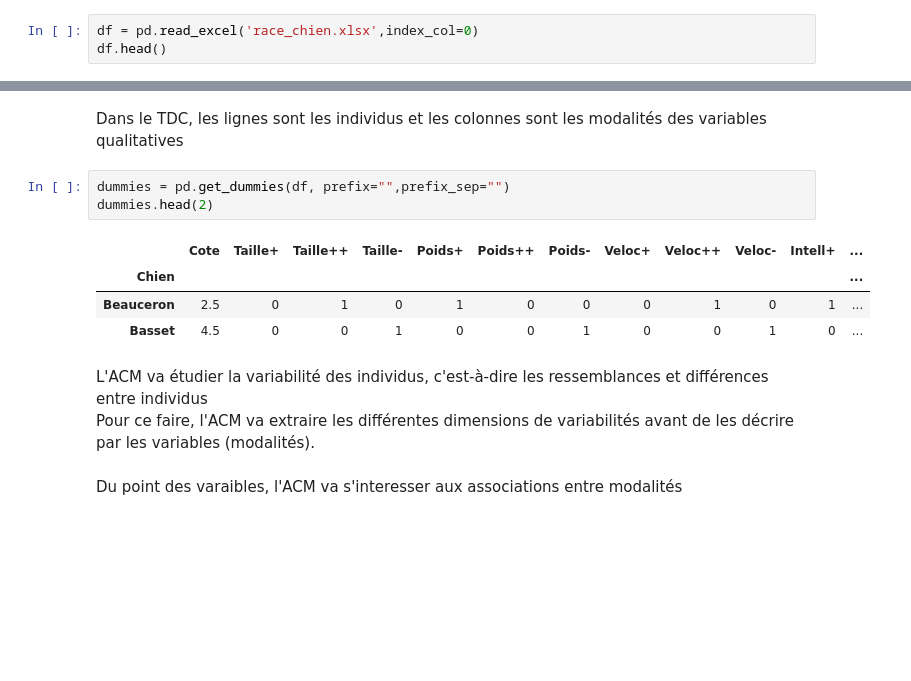
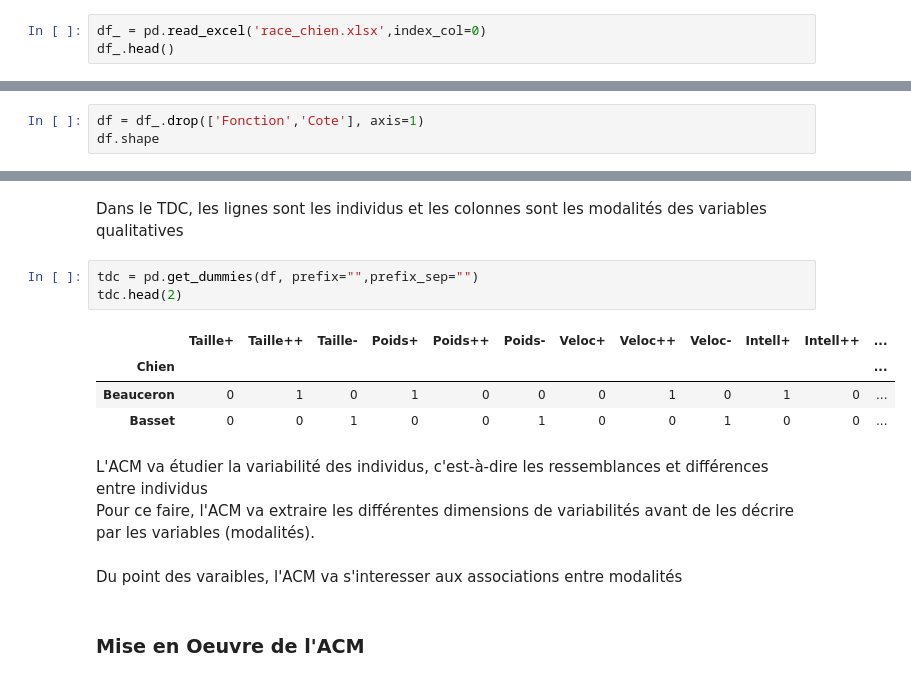
Before and after one commit to KafaloAlex/Stats_Python, a Jupyter notebook: ACM/ACM.ipynb, the cells around one changed output, grey strips where cells are left out. Cells and saved outputs as stored; diff of their text form; blank space fills up the shorter version.

```diff
--- a/ACM/ACM.ipynb
+++ b/ACM/ACM.ipynb
@@ -8,8 +9,8 @@ import scipy.stats as stat
 import warnings
 warnings.simplefilter("ignore")
 # %%
-df = pd.read_excel('race_chien.xlsx',index_col=0)
-df.head()
+df_ = pd.read_excel('race_chien.xlsx',index_col=0)
+df_.head()
 # %% [output]
 |  | Taille | Poids | Velocite | Intelligence | Affection | Agressivite | Fonction | Cote |
 | Chien |  |  |  |  |  |  |  |  |
@@ -23,2 +24,5 @@ df.shape
 # %% [output]
 (27, 8)
+# %%
+df = df_.drop(['Fonction','Cote'], axis=1)
+df.shape
@@ -92,15 +94,17 @@ pvalue.round(3)
 # %% [markdown]
 Dans le TDC, les lignes sont les individus et les colonnes sont les modalités des variables qualitatives
 # %%
-dummies = pd.get_dummies(df, prefix="",prefix_sep="")
-dummies.head(2)
+tdc = pd.get_dummies(df, prefix="",prefix_sep="")
+tdc.head(2)
 # %% [output]
-|  | Cote | Taille+ | Taille++ | Taille- | Poids+ | Poids++ | Poids- | Veloc+ | Veloc++ | Veloc- | Intell+ | ... |
+|  | Taille+ | Taille++ | Taille- | Poids+ | Poids++ | Poids- | Veloc+ | Veloc++ | Veloc- | Intell+ | Intell++ | ... |
 | Chien |  |  |  |  |  |  |  |  |  |  |  | ... |
-| Beauceron | 2.5 | 0 | 1 | 0 | 1 | 0 | 0 | 0 | 1 | 0 | 1 | ... |
-| Basset | 4.5 | 0 | 0 | 1 | 0 | 0 | 1 | 0 | 0 | 1 | 0 | ... |
+| Beauceron | 0 | 1 | 0 | 1 | 0 | 0 | 0 | 1 | 0 | 1 | 0 | ... |
+| Basset | 0 | 0 | 1 | 0 | 0 | 1 | 0 | 0 | 1 | 0 | 0 | ... |
 # %% [markdown]
 L'ACM va étudier la variabilité des individus, c'est-à-dire les ressemblances et différences entre individus <br>
 Pour ce faire, l'ACM va extraire les différentes dimensions de variabilités avant de les décrire par les variables (modalités).<br>
 <br>
 Du point des varaibles, l'ACM va s'interesser aux associations entre modalités
+# %% [markdown]
+### Mise en Oeuvre de l'ACM
```
Also changed, not shown: parts of 20 cells of this notebook.
